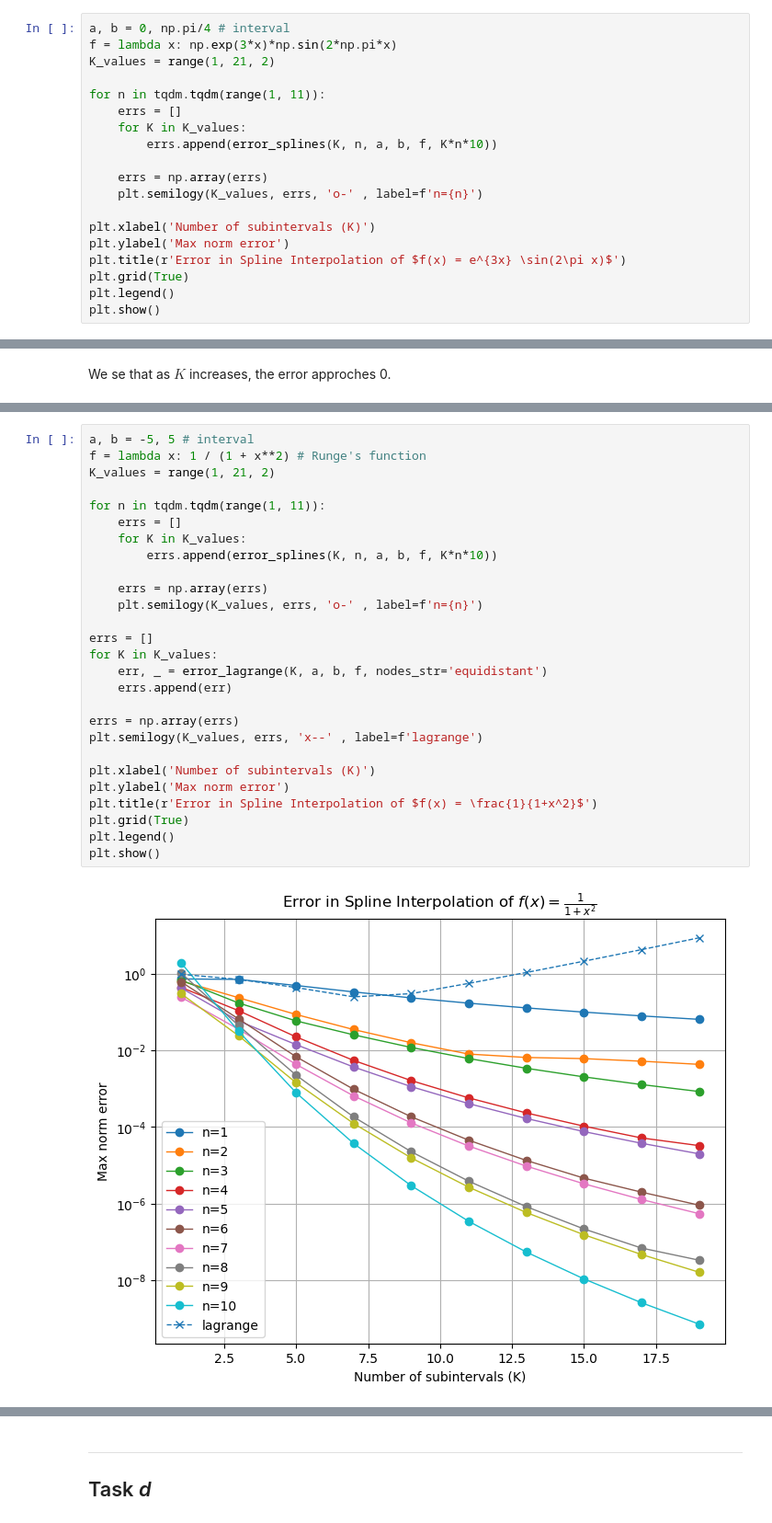
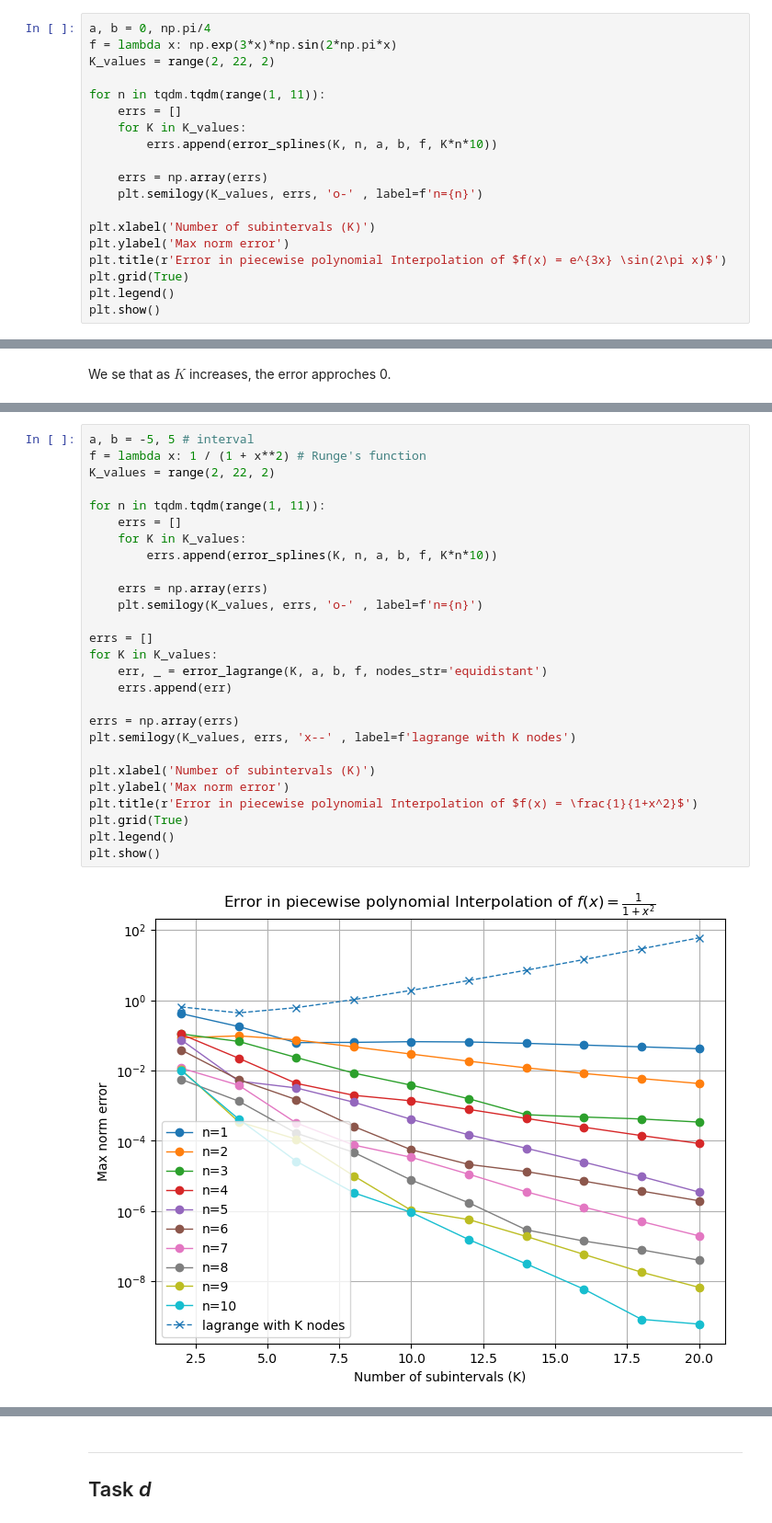
Before and after one commit to Benj181/NTNU-courses, a Jupyter notebook: NumMat/project01/report.ipynb, the cells around one changed output, grey strips where cells are left out. Shown: that part at 92% size. Saved outputs shown, nothing was run; the diff lists cells and outputs as text.

```diff
--- a/NumMat/project01/report.ipynb
+++ b/NumMat/project01/report.ipynb
@@ -413,9 +416,9 @@ def error_splines(K, n, a, b, f, N):
     err_max = np.max(np.abs(f_vals - spline_vals)) # max norm error
     return err_max
 # %%
-a, b = 0, np.pi/4 # interval
+a, b = 0, np.pi/4
 f = lambda x: np.exp(3*x)*np.sin(2*np.pi*x)
-K_values = range(1, 21, 2)
+K_values = range(2, 22, 2)
 
 for n in tqdm.tqdm(range(1, 11)):
     errs = []
@@ -427,7 +430,7 @@ for n in tqdm.tqdm(range(1, 11)):
 
 plt.xlabel('Number of subintervals (K)')
 plt.ylabel('Max norm error')
-plt.title(r'Error in Spline Interpolation of $f(x) = e^{3x} \sin(2\pi x)$')
+plt.title(r'Error in piecewise polynomial Interpolation of $f(x) = e^{3x} \sin(2\pi x)$')
 plt.grid(True)
 plt.legend()
 plt.show()
@@ -440,30 +443,30 @@ We see that the error for piecewise interpolation polynomials reaches $10^{-10}$
 # %%
 a, b = -5, 5 # interval
 f = lambda x: 1 / (1 + x**2) # Runge's function
-K_values = range(1, 21, 2)
+K_values = range(2, 22, 2)
 
 for n in tqdm.tqdm(range(1, 11)):
     errs = []
     for K in K_values:
         errs.append(error_splines(K, n, a, b, f, K*n*10))
 
     errs = np.array(errs)
     plt.semilogy(K_values, errs, 'o-' , label=f'n={n}')
 
 errs = []
 for K in K_values:
     err, _ = error_lagrange(K, a, b, f, nodes_str='equidistant')
     errs.append(err)
 
 errs = np.array(errs)
-plt.semilogy(K_values, errs, 'x--' , label=f'lagrange')
+plt.semilogy(K_values, errs, 'x--' , label=f'lagrange with K nodes')
 
 plt.xlabel('Number of subintervals (K)')
 plt.ylabel('Max norm error')
-plt.title(r'Error in Spline Interpolation of $f(x) = \frac{1}{1+x^2}$')
+plt.title(r'Error in piecewise polynomial Interpolation of $f(x) = \frac{1}{1+x^2}$')
 plt.grid(True)
 plt.legend()
 plt.show()
 # %% [output]
-[figure, old version]
+[figure, new version]
 # %% [markdown]
```
Also changed, not shown: parts of 20 cells of this notebook.
